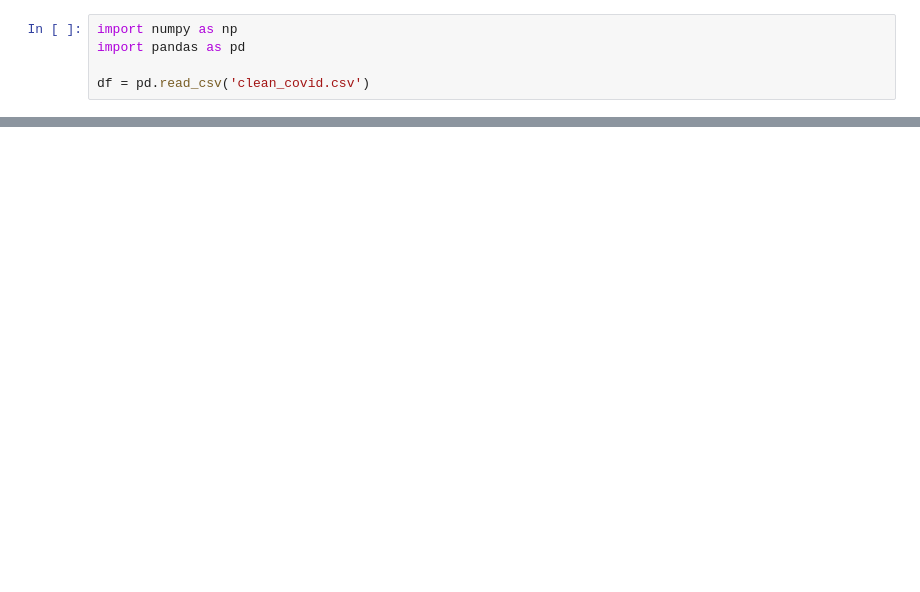
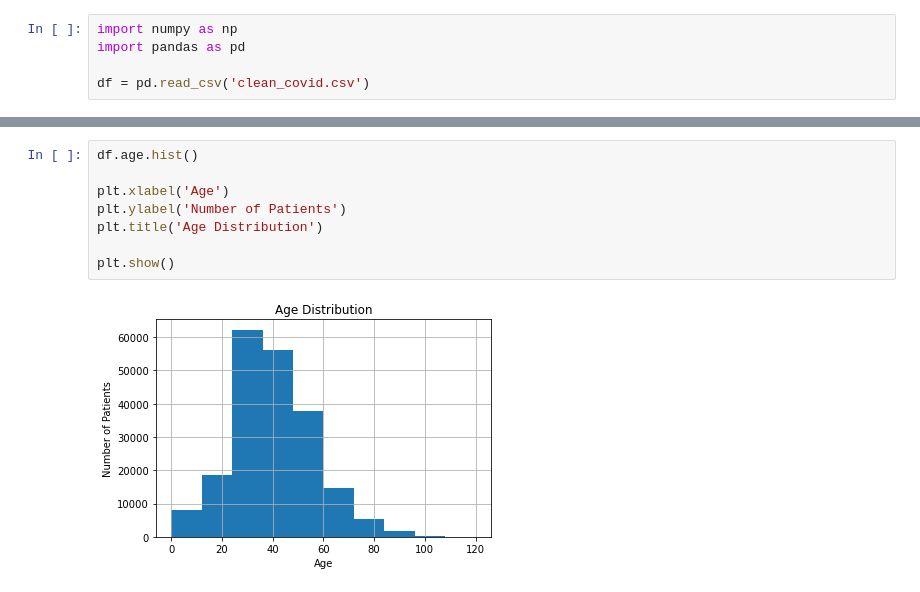
Before and after one commit to MelissaMullenUNH/Melissa-COMP740, a Jupyter notebook: project/project.ipynb, the cells around one changed output, grey strips where cells are left out. Drawn from its saved outputs; the diff is of its cells as text; blank space fills up the shorter version.

```diff
--- a/project/project.ipynb
+++ b/project/project.ipynb
@@ -15,0 +165,10 @@ df.head()
+# %%
+df.age.hist()
+
+plt.xlabel('Age')
+plt.ylabel('Number of Patients')
+plt.title('Age Distribution')
+
+plt.show()
+# %% [output]
+[figure, added]
```
Also changed, not shown: parts of 30 cells of this notebook.
